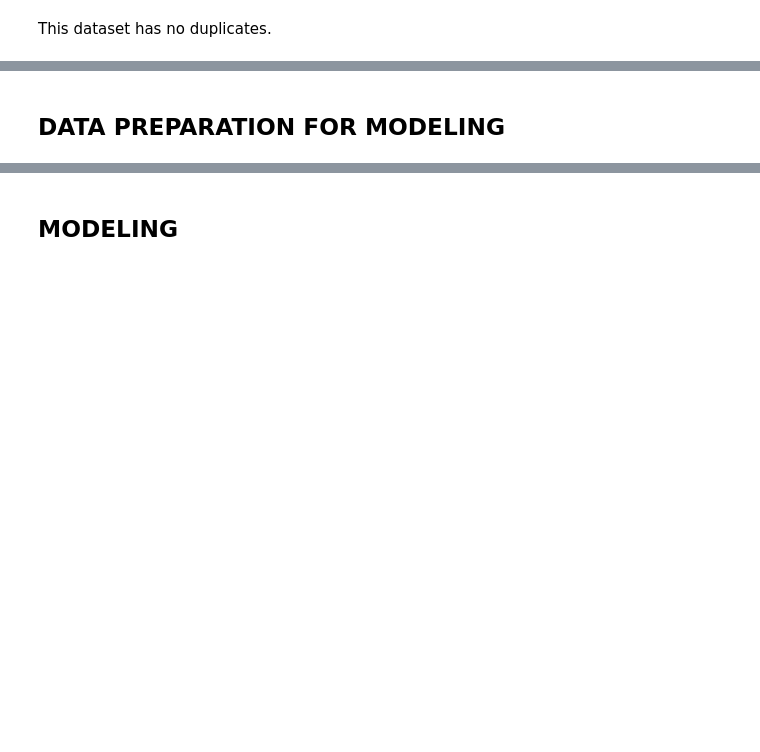
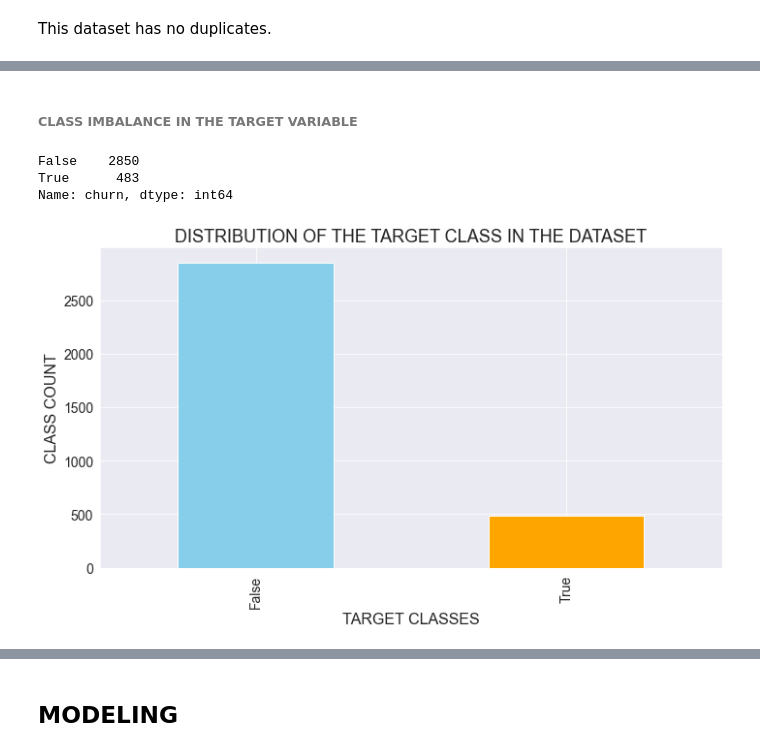
Before and after one commit to Calmar-lab/SYRIATEL-CUSTOMER-CHURN-PREDICTION-PROJECT, a Jupyter notebook: SyriaTel_Customer_Churn_Prediction_Project.ipynb, the cells around one changed output, grey strips where cells are left out. Drawn from its saved outputs; the diff is of its cells as text; code cells hidden in the pictures; blank space fills up the shorter version.

```diff
--- a/SyriaTel_Customer_Churn_Prediction_Project.ipynb
+++ b/SyriaTel_Customer_Churn_Prediction_Project.ipynb
@@ -41,6 +46,7 @@ import pandas as pd
 import numpy as np
 import matplotlib.pyplot as plt
 import seaborn as sns
+sns.set_style("darkgrid")
 %matplotlib inline
 # %%
 #LOAD THE DATASET
@@ -394,2 +141,0 @@ df.head()
-# %% [markdown]
-## DATA PREPARATION FOR MODELING
@@ -402,0 +142,35 @@ df.head()
+# %% [markdown]
+###### CLASS IMBALANCE IN THE TARGET VARIABLE
+# %%
+# Check if our dataset is imbalanced
+# Check our target column
+df['churn'].value_counts()
+# %% [output]
+False    2850
+True      483
+Name: churn, dtype: int64
+# %%
+# Visualizing this imbalance
+# Create the figure and set the size
+plt.figure(figsize=(10, 6))
+
+# Plot
+df['churn'].value_counts().plot(kind='bar', color=['skyblue', 'orange'])
+
+# Add title and labels
+plt.title('DISTRIBUTION OF THE TARGET CLASS IN THE DATASET', fontsize=18)
+plt.xlabel('TARGET CLASSES', fontsize=16)
+plt.ylabel('CLASS COUNT', fontsize=16)
+
+
+# Customize
+plt.xticks(fontsize=14)
+plt.yticks(fontsize=14)
+
+# Adjust layout
+plt.tight_layout()
+
+# Show the plot
+plt.show()
+# %% [output]
+[figure, added]
```
Also changed, not shown: parts of 121 cells of this notebook.
